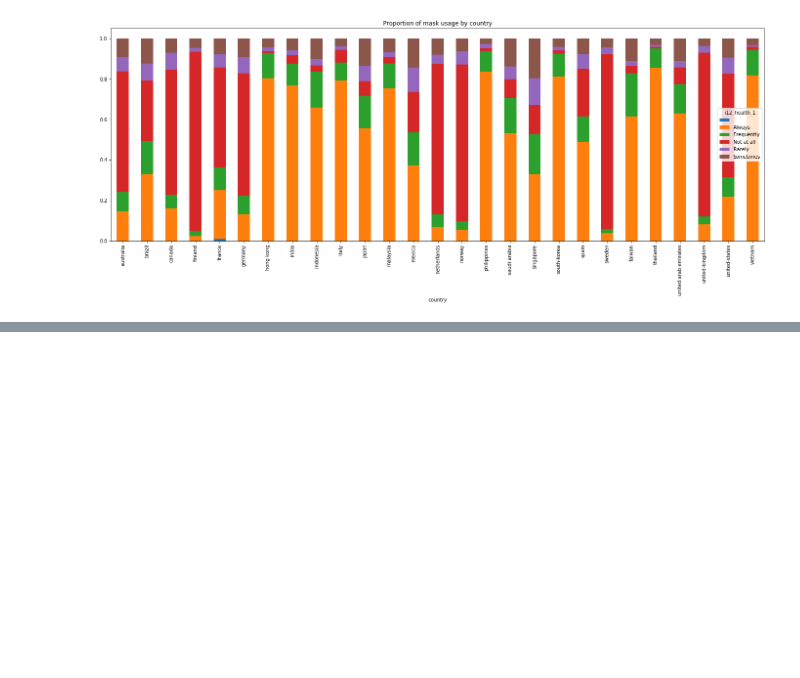
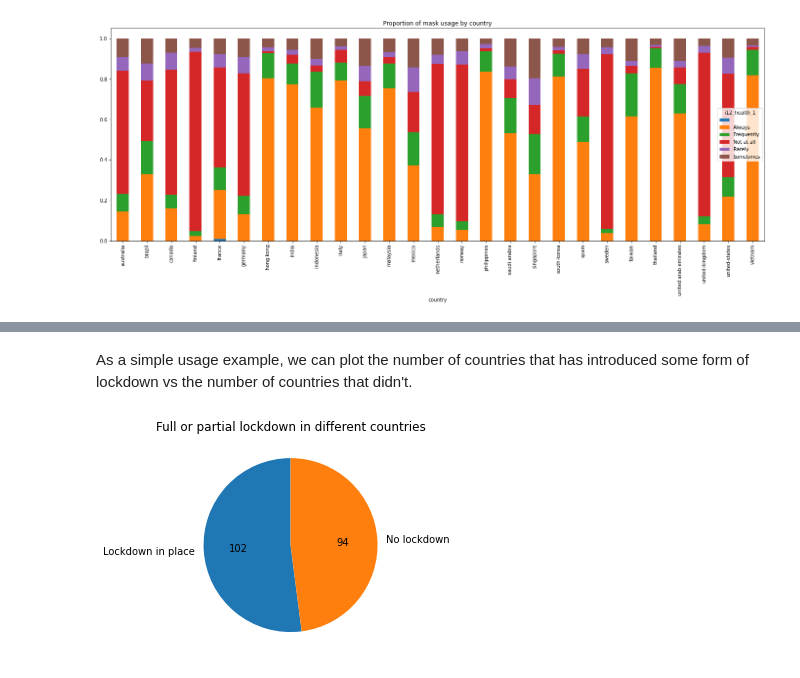
Before and after one commit to rs-delve/covid19_datasets, a Jupyter notebook: usage_example.ipynb, the cells around one changed output, grey strips where cells are left out. Cells and saved outputs as stored; diff of their text form; code cells hidden in the pictures; blank space fills up the shorter version.

Commit message:
Added example of ACAPS dataset usage

```diff
--- a/usage_example.ipynb
+++ b/usage_example.ipynb
@@ -154,0 +160,2 @@ plt.title('Proportion of mask usage by country');
+# %%
+agm = AcapsGovernmentMeasures()
@@ -154,0 +189,12 @@ plt.title('Proportion of mask usage by country');
+# %% [markdown]
+As a simple usage example, we can plot the number of countries that has introduced some form of lockdown vs the number of countries that didn't.
+# %%
+lockdown_countries_count = agm.get_data()[agm.get_data().MEASURE.str.contains("lockdown")].COUNTRY.unique().shape[0]
+total_countries = agm.get_data().COUNTRY.unique().shape[0]
+no_lockdown_countries_count = total_countries - lockdown_countries_count
+# %%
+plt.pie([lockdown_countries_count, no_lockdown_countries_count], labels=['Lockdown in place', 'No lockdown'],
+        autopct = lambda p: '{:.0f}'.format(p * total_countries / 100), startangle=90);
+plt.title('Full or partial lockdown in different countries');
+# %% [output]
+[figure, added]
```
Also changed, not shown: parts of 8 cells of this notebook, 1 other file.
